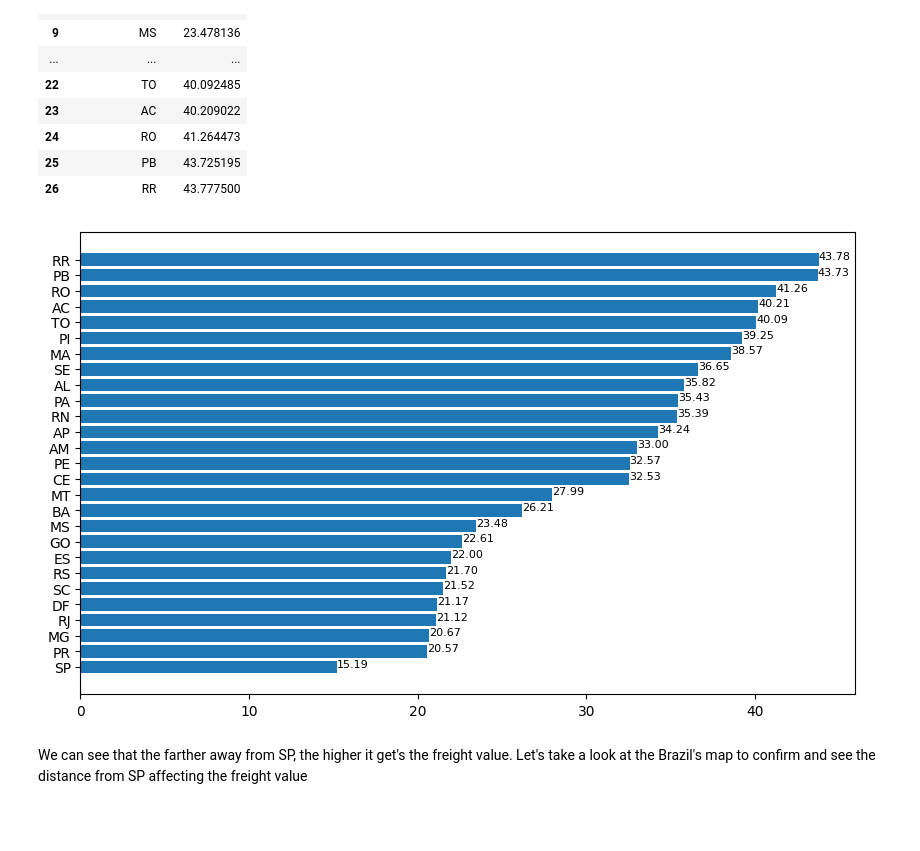
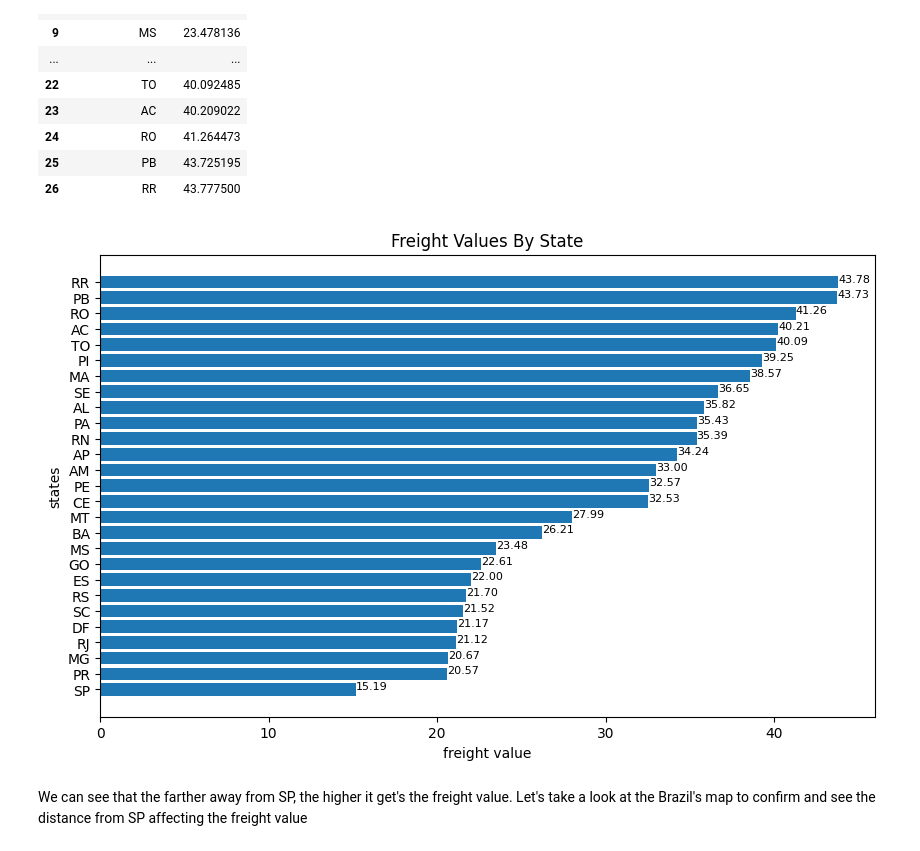
Before and after one commit to mikael-vestri/eCommerceAnalysis, a Jupyter notebook: Olist_Analysis.ipynb, the cells around one changed output. Drawn from its saved outputs; the diff is of its cells as text; code cells hidden in the pictures; blank space fills up the shorter version.

```diff
--- a/Olist_Analysis.ipynb
+++ b/Olist_Analysis.ipynb
@@ -635,13 +635,16 @@ df_freight
 # %%
 x = df_freight.customer_state
 y = df_freight.freight_value
 plt.figure(figsize=[10,6])
+plt.title('Freight Values By State')
+plt.xlabel('freight value')
+plt.ylabel('states')
 plt.barh(x,y)
 for i, v in enumerate(y):
     plt.text(v, i, '{:.2f}'.format(v),fontsize=8)
 plt.show()
 # %% [output]
-[figure, old version]
+[figure, new version]
 # %% [markdown]
 We can see that the farther away from SP, the higher it get's the freight value. Let's take a look at the Brazil's map to confirm and see the distance from SP affecting the freight value
 # %%
```
Also changed, not shown: parts of 87 cells of this notebook.
